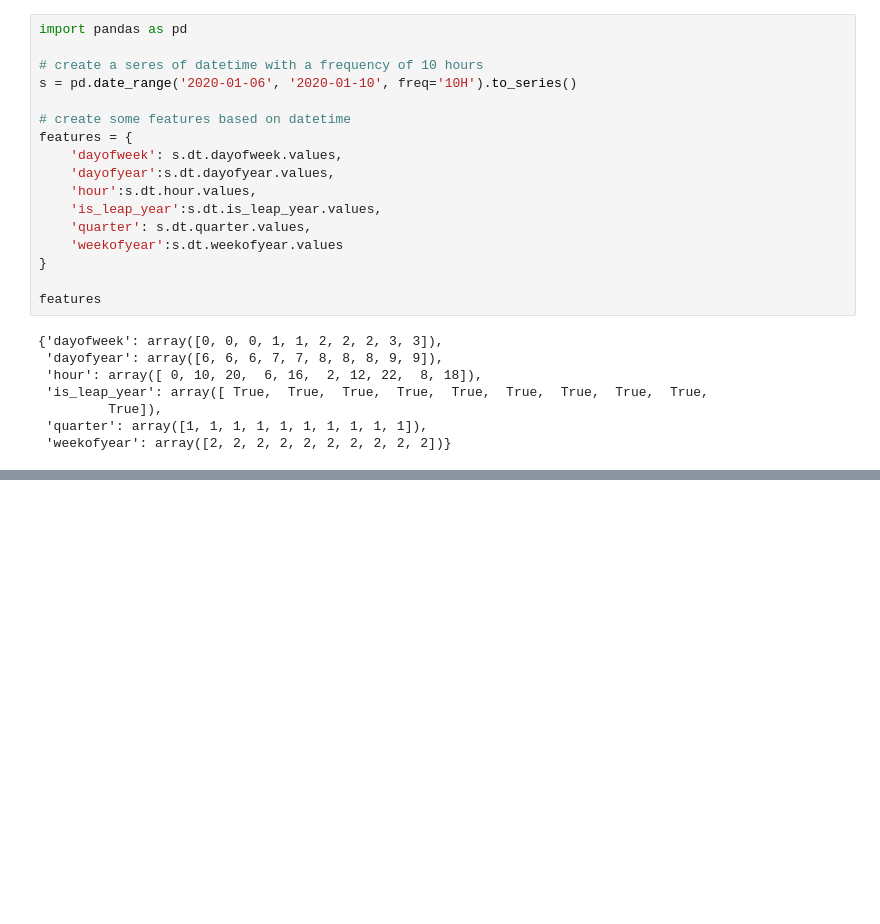
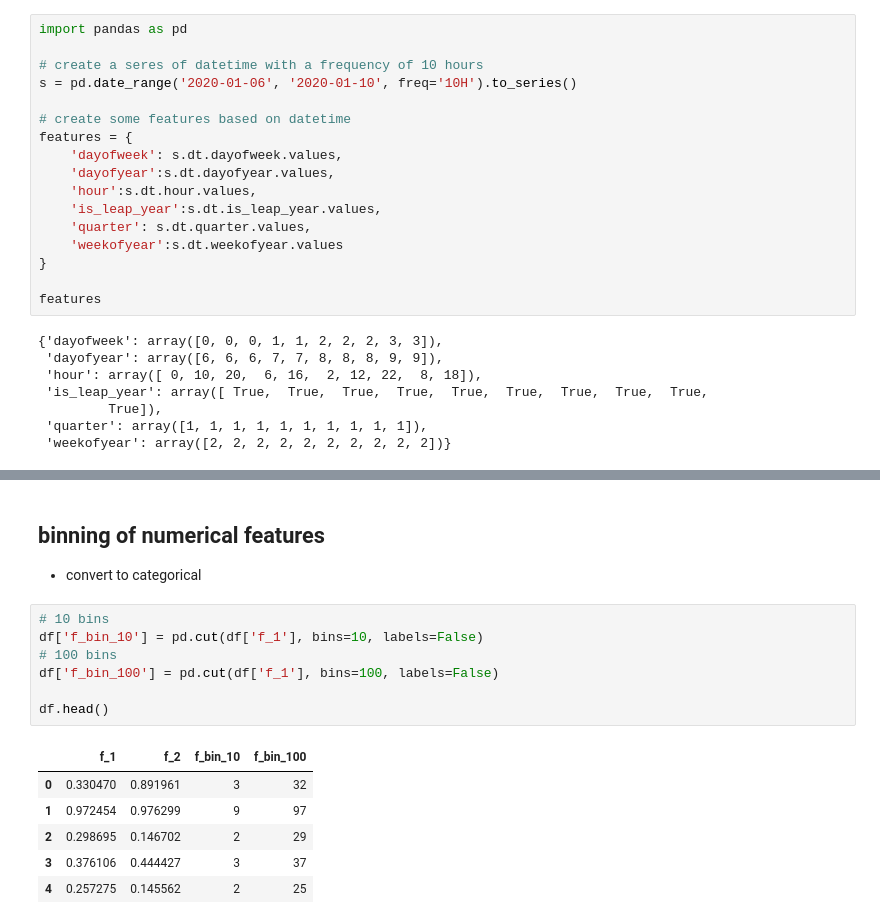
Before and after one commit to aneeshcheriank/approaching-any-machine-learning-problem, a Jupyter notebook: Feature_engineering_ipny.ipynb, the cells around one changed output, grey strips where cells are left out. Saved outputs shown, nothing was run; the diff lists cells and outputs as text; blank space fills up the shorter version.

```diff
--- a/Feature_engineering_ipny.ipynb
+++ b/Feature_engineering_ipny.ipynb
@@ -67,0 +241,17 @@ features
+# %% [markdown]
+## binning of numerical features
+- convert to categorical
+# %%
+# 10 bins
+df['f_bin_10'] = pd.cut(df['f_1'], bins=10, labels=False)
+# 100 bins
+df['f_bin_100'] = pd.cut(df['f_1'], bins=100, labels=False)
+
+df.head()
+# %% [output]
+|  | f_1 | f_2 | f_bin_10 | f_bin_100 |
+| 0 | 0.330470 | 0.891961 | 3 | 32 |
+| 1 | 0.972454 | 0.976299 | 9 | 97 |
+| 2 | 0.298695 | 0.146702 | 2 | 29 |
+| 3 | 0.376106 | 0.444427 | 3 | 37 |
+| 4 | 0.257275 | 0.145562 | 2 | 25 |
```
Also changed, not shown: parts of 14 cells of this notebook.
